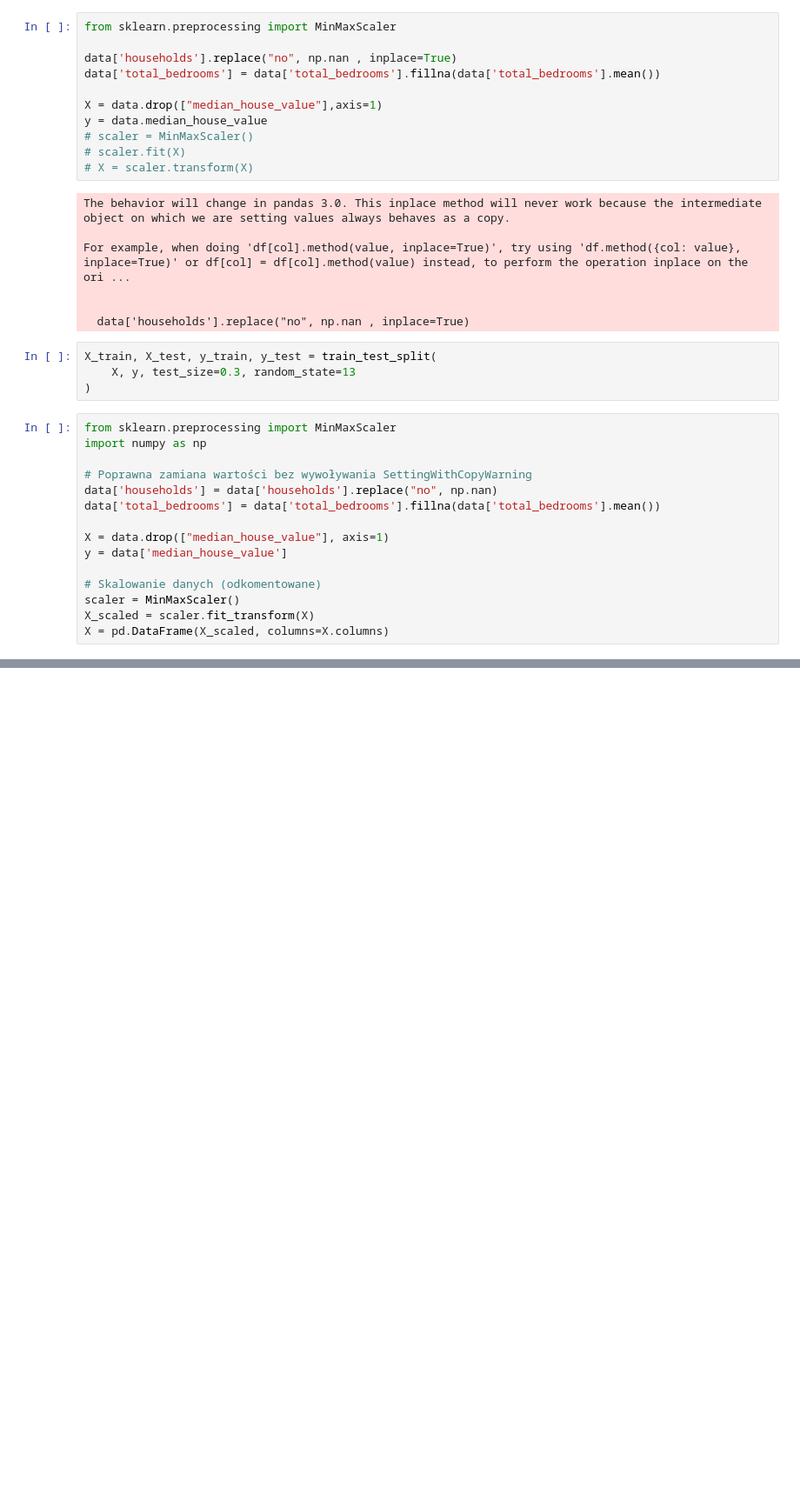
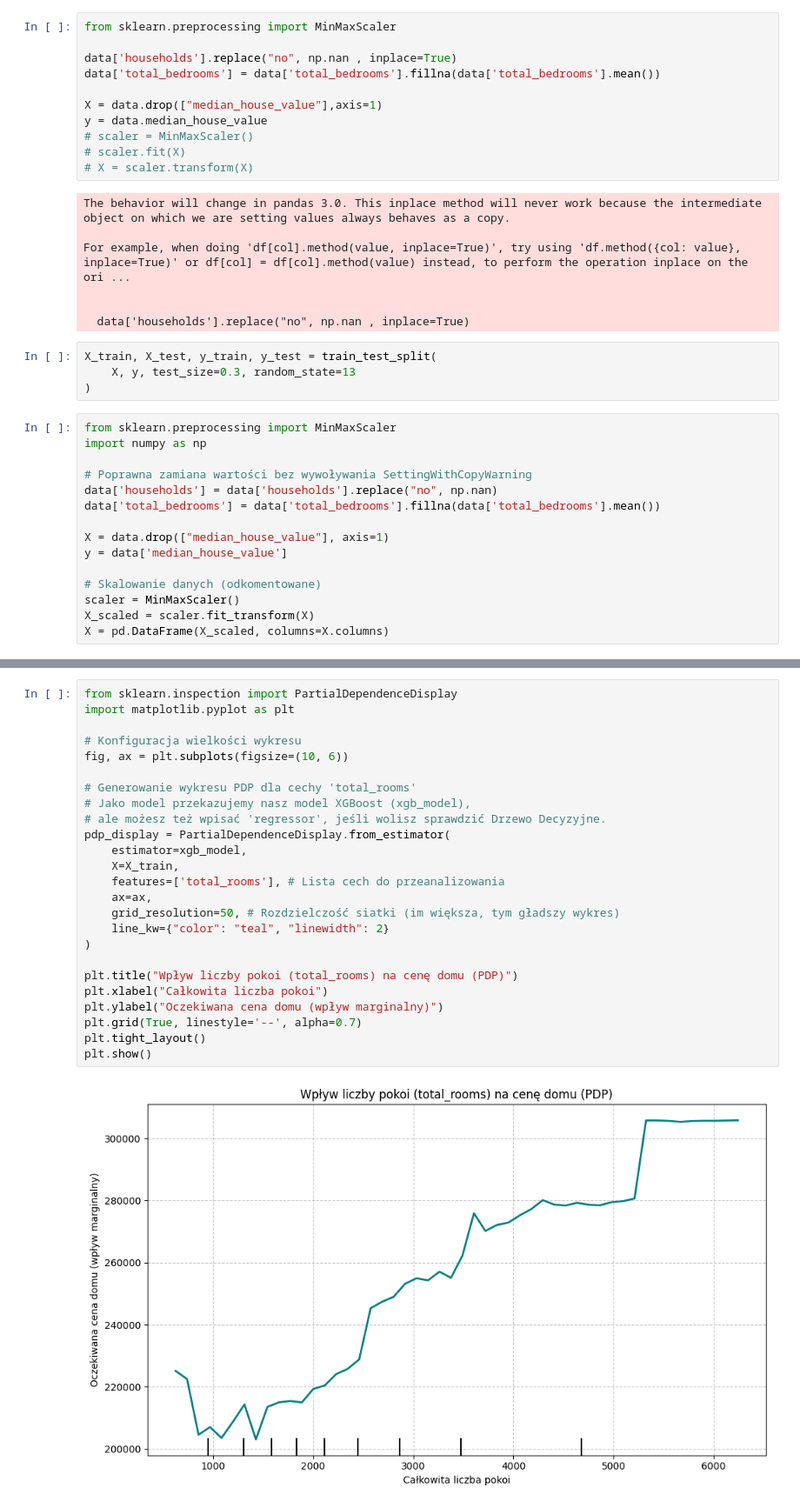
Before and after one commit to LukaszRoszyk/lecture1, a Jupyter notebook: Copy_of_XAI.ipynb, the cells around one changed output, grey strips where cells are left out. Shown at 87% size. Saved outputs shown, nothing was run; the diff lists cells and outputs as text; blank space fills up the shorter version.

```diff
--- a/Copy_of_XAI.ipynb
+++ b/Copy_of_XAI.ipynb
@@ -199,0 +209,27 @@ Variable Importance Plot - Global Interpretation
+# %%
+from sklearn.inspection import PartialDependenceDisplay
+import matplotlib.pyplot as plt
+
+# Konfiguracja wielkości wykresu
+fig, ax = plt.subplots(figsize=(10, 6))
+
+# Generowanie wykresu PDP dla cechy 'total_rooms'
+# Jako model przekazujemy nasz model XGBoost (xgb_model),
+# ale możesz też wpisać 'regressor', jeśli wolisz sprawdzić Drzewo Decyzyjne.
+pdp_display = PartialDependenceDisplay.from_estimator(
+    estimator=xgb_model,
+    X=X_train,
+    features=['total_rooms'], # Lista cech do przeanalizowania
+    ax=ax,
+    grid_resolution=50, # Rozdzielczość siatki (im większa, tym gładszy wykres)
+    line_kw={"color": "teal", "linewidth": 2}
+)
+
+plt.title("Wpływ liczby pokoi (total_rooms) na cenę domu (PDP)")
+plt.xlabel("Całkowita liczba pokoi")
+plt.ylabel("Oczekiwana cena domu (wpływ marginalny)")
+plt.grid(True, linestyle='--', alpha=0.7)
+plt.tight_layout()
+plt.show()
+# %% [output]
+[figure, added]
```
Also changed, not shown: parts of 4 cells of this notebook.
